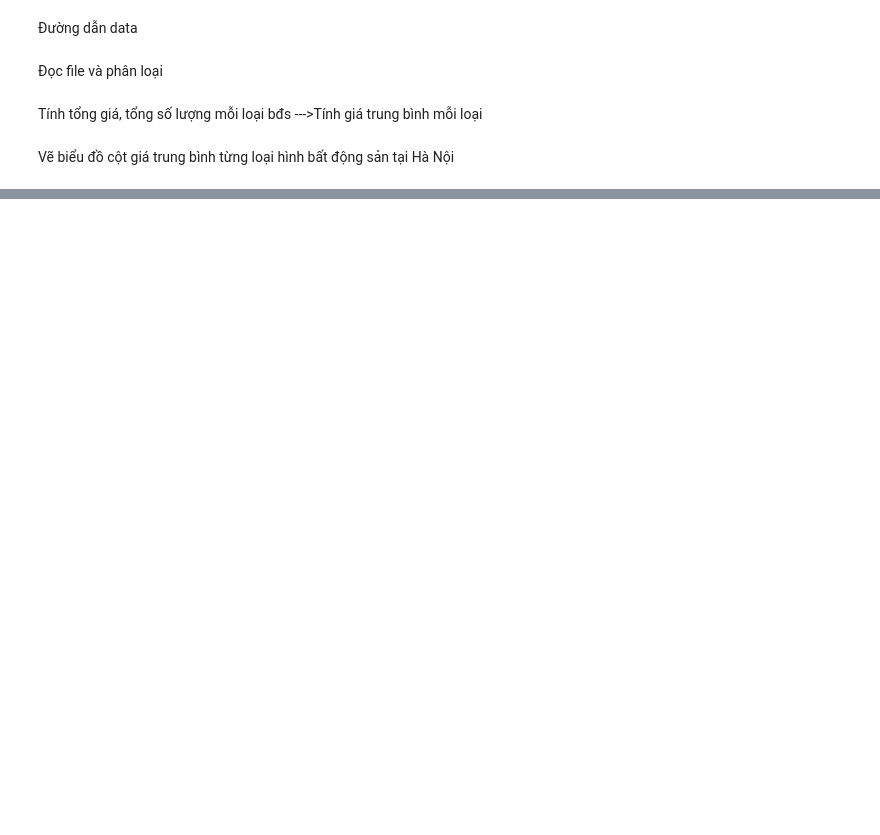
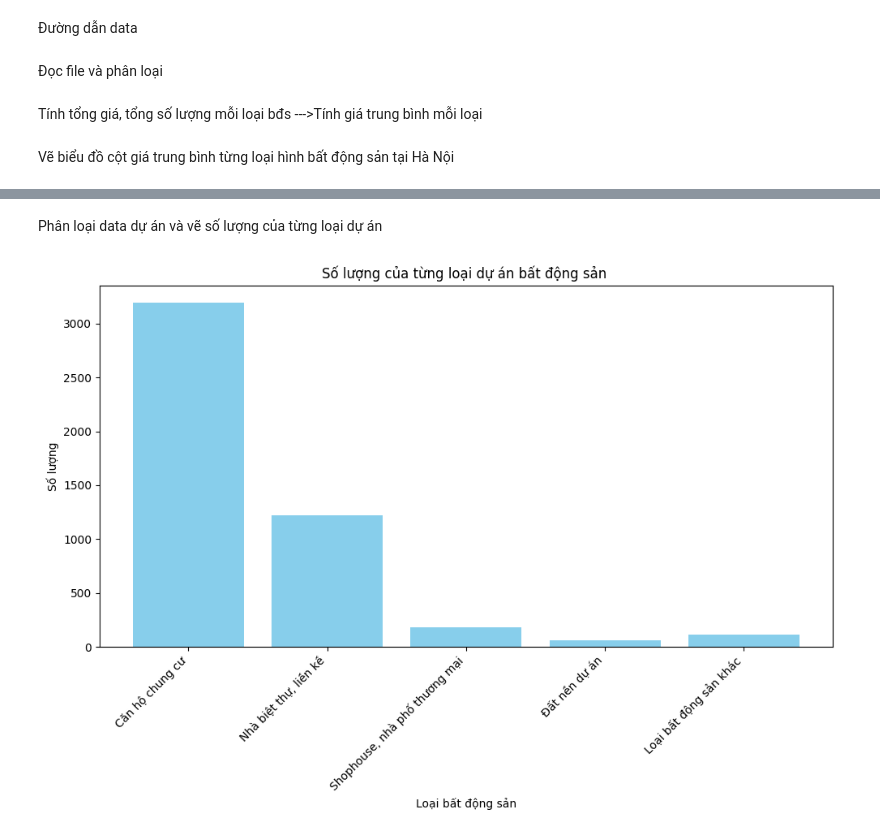
Before and after one commit to ngocbao220/three-businessmans, a Jupyter notebook: VisualizationData/DrawChart.ipynb, the cells around one changed output, grey strips where cells are left out. Saved outputs shown, nothing was run; the diff lists cells and outputs as text; code cells hidden in the pictures; blank space fills up the shorter version.

Commit message:
get data 6

```diff
--- a/VisualizationData/DrawChart.ipynb
+++ b/VisualizationData/DrawChart.ipynb
@@ -56,0 +81,31 @@ Vẽ biểu đồ cột giá trung bình từng loại hình bất động sản
+# %% [markdown]
+Phân loại data dự án và vẽ số lượng của từng loại dự án
+# %%
+df_project = pd.read_csv(data_project_Path)
+
+df_project['Loại bất động sản'] = df_project['Phân loại'].apply(lambda x: x.split(' tại ')[0])
+
+number_of_classify = df_project.groupby('Loại bất động sản').size()
+number_of_classify = number_of_classify.drop(['Bán đất', 'Chung cư mini, căn hộ dịch vụ','Condotel', 'Nhà mặt phố', 'Nhà riêng'])
+
+temp = number_of_classify["Loại bất động sản khác"]  # Lưu giá trị của hàng này
+number_of_classify = number_of_classify.drop("Loại bất động sản khác")  # Loại bỏ khỏi Series
+number_of_classify["Loại bất động sản khác"] = temp  # Thêm lại vào cuối
+
+classify_project = number_of_classify.index
+count_of_classify = number_of_classify.tolist()
+
+
+# Tạo biểu đồ cột
+plt.figure(figsize = (10, 7))
+plt.bar(classify_project, count_of_classify, color = 'skyblue')
+plt.xlabel('Loại bất động sản')
+plt.ylabel('Số lượng')
+plt.title('Số lượng của từng loại dự án bất động sản ')
+plt.xticks(rotation = 45, ha = 'right')
+plt.tight_layout()
+
+# Hiển thị biểu đồ
+plt.show()
+# %% [output]
+[figure, added]
```
Also changed, not shown: parts of 6 cells of this notebook.
